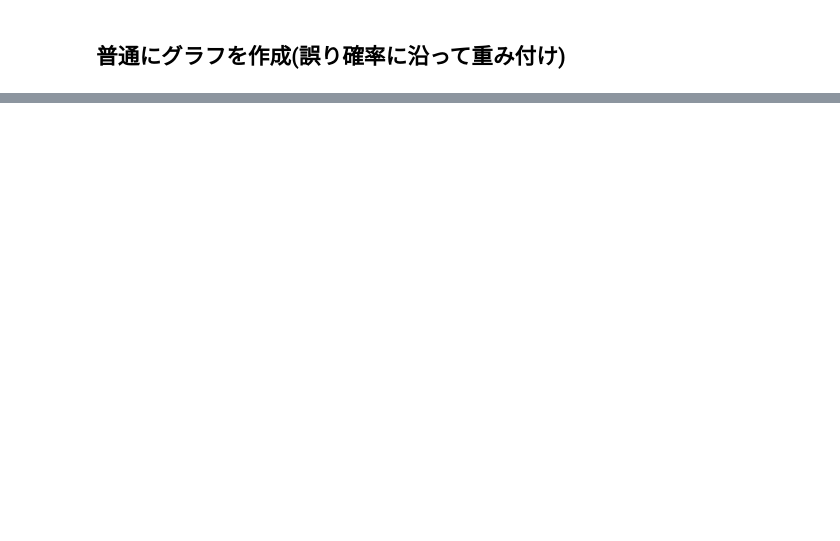
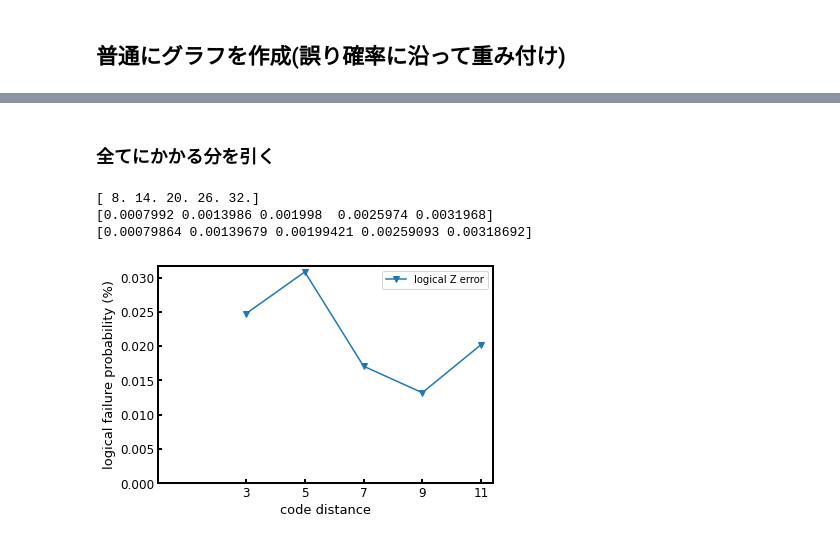
Before and after one commit to kono0924/Fujii-lab, a Jupyter notebook: logical_gate/csv_view.ipynb, the cells around one changed output, grey strips where cells are left out. Drawn from its saved outputs; the diff is of its cells as text; code cells hidden in the pictures; blank space fills up the shorter version.

```diff
--- a/logical_gate/csv_view.ipynb
+++ b/logical_gate/csv_view.ipynb
@@ -97,0 +98,35 @@ plt.show()
+# %% [markdown]
+### 全てにかかる分を引く
+# %%
+fig, ax = plt.subplots()
+a = np.array(code_distance_list)
+a = [float(num) for num in a]
+a = np.array(a)
+b = np.array(data.iloc[1])
+### 要変更
+p = 0.01
+###
+c = (3 * a - 1) * p * 0.01 * 1000/1001
+d = 1/2 * (1 - (1 -2 * p * 0.01 * 1000/1001)**(3*a-1))
+b = b - d
+print(3*a-1)
+print(c)
+print(d)
+ax.plot(a[0:], b[0:]*100,marker='v',label="logical Z error")
+ax.set_xticks(a)
+ax.set_xlabel("code distance", fontsize=13)
+ax.set_ylabel("logical failure probability (%)", fontsize=13)
+ax.set_xlim(0,)
+ax.set_ylim(0,)
+ax.spines["top"].set_linewidth(2)
+ax.spines["left"].set_linewidth(2)
+ax.spines["bottom"].set_linewidth(2)
+ax.spines["right"].set_linewidth(2)
+ax.tick_params(direction="in", width=2, length=4, labelsize=12)
+plt.legend()
+plt.show()
+# %% [output]
+[ 8. 14. 20. 26. 32.]
+[0.0007992 0.0013986 0.001998  0.0025974 0.0031968]
+[0.00079864 0.00139679 0.00199421 0.00259093 0.00318692]
+[figure, added]
```
Also changed, not shown: parts of 3 cells of this notebook, 2 other files.
